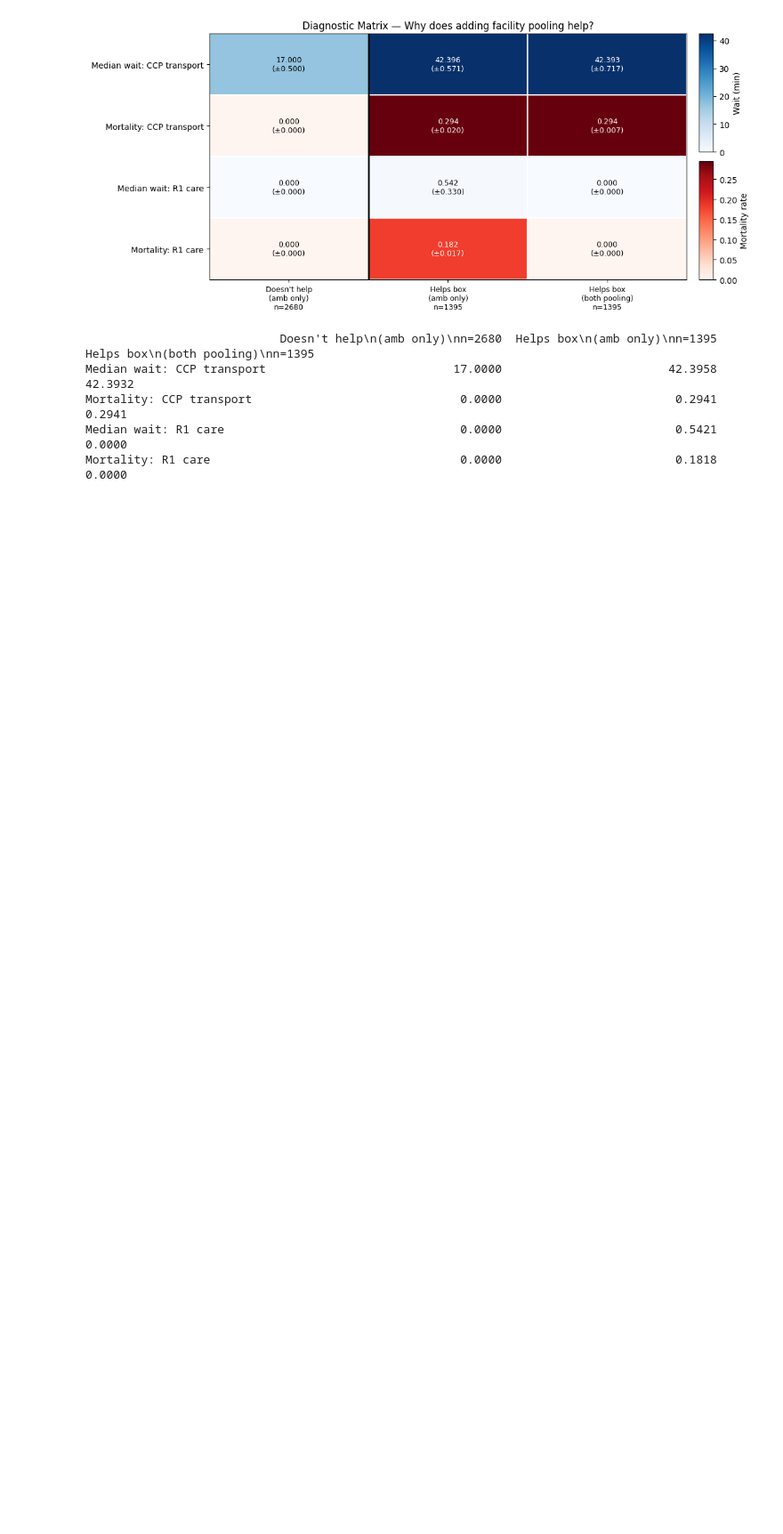
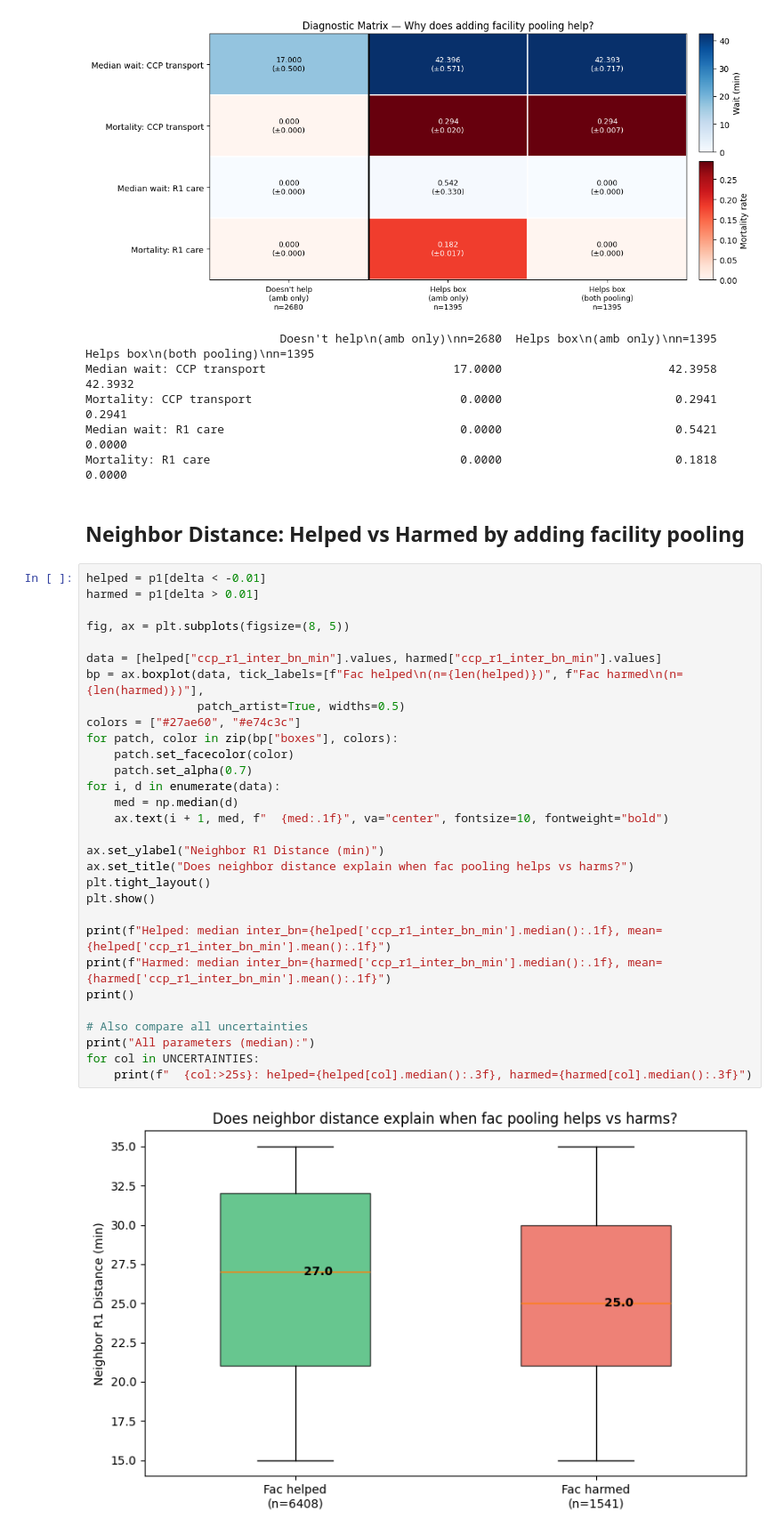
Before and after one commit to EliaTaverna/MENS---Medical-Evacuation-Network-Simulator, a Jupyter notebook: analysis_notebooks/multi_run_analysis/outcome_vs_uncertainty/phase_1_(1rq)/2_btg/sobol_prim/dist_both_vs_amb.ipynb, the cells around one changed output. Shown at 89% size. Saved outputs shown, nothing was run; the diff lists cells and outputs as text; blank space fills up the shorter version.

Commit message:
Add neighbor distance comparison: helped vs harmed by facility pooling

```diff
--- a/analysis_notebooks/multi_run_analysis/outcome_vs_uncertainty/phase_1_(1rq)/2_btg/sobol_prim/dist_both_vs_amb.ipynb
+++ b/analysis_notebooks/multi_run_analysis/outcome_vs_uncertainty/phase_1_(1rq)/2_btg/sobol_prim/dist_both_vs_amb.ipynb
@@ -320,3 +320,37 @@ Median wait: CCP transport                           17.0000
 Mortality: CCP transport                              0.0000                         0.2941                             0.2941
 Median wait: R1 care                                  0.0000                         0.5421                             0.0000
 Mortality: R1 care                                    0.0000                         0.1818                             0.0000
+# %% [markdown]
+## Neighbor Distance: Helped vs Harmed by adding facility pooling
+# %%
+helped = p1[delta < -0.01]
+harmed = p1[delta > 0.01]
+
+fig, ax = plt.subplots(figsize=(8, 5))
+
+data = [helped["ccp_r1_inter_bn_min"].values, harmed["ccp_r1_inter_bn_min"].values]
+bp = ax.boxplot(data, tick_labels=[f"Fac helped\n(n={len(helped)})", f"Fac harmed\n(n={len(harmed)})"],
+                patch_artist=True, widths=0.5)
+colors = ["#27ae60", "#e74c3c"]
+for patch, color in zip(bp["boxes"], colors):
+    patch.set_facecolor(color)
+    patch.set_alpha(0.7)
+for i, d in enumerate(data):
+    med = np.median(d)
+    ax.text(i + 1, med, f"  {med:.1f}", va="center", fontsize=10, fontweight="bold")
+
+ax.set_ylabel("Neighbor R1 Distance (min)")
+ax.set_title("Does neighbor distance explain when fac pooling helps vs harms?")
+plt.tight_layout()
+plt.show()
+
+print(f"Helped: median inter_bn={helped['ccp_r1_inter_bn_min'].median():.1f}, mean={helped['ccp_r1_inter_bn_min'].mean():.1f}")
+print(f"Harmed: median inter_bn={harmed['ccp_r1_inter_bn_min'].median():.1f}, mean={harmed['ccp_r1_inter_bn_min'].mean():.1f}")
+print()
+
+# Also compare all uncertainties
+print("All parameters (median):")
+for col in UNCERTAINTIES:
+    print(f"  {col:>25s}: helped={helped[col].median():.3f}, harmed={harmed[col].median():.3f}")
+# %% [output]
+[figure, added]
```
Also changed, not shown: parts of 1 cell of this notebook.
